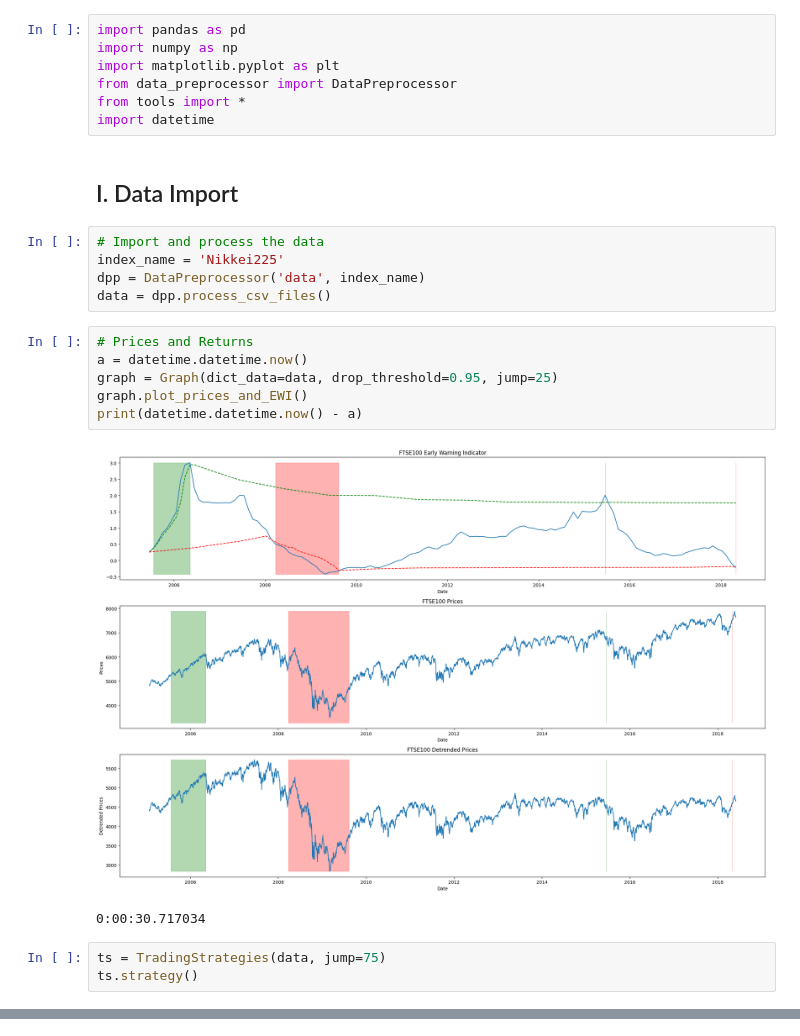
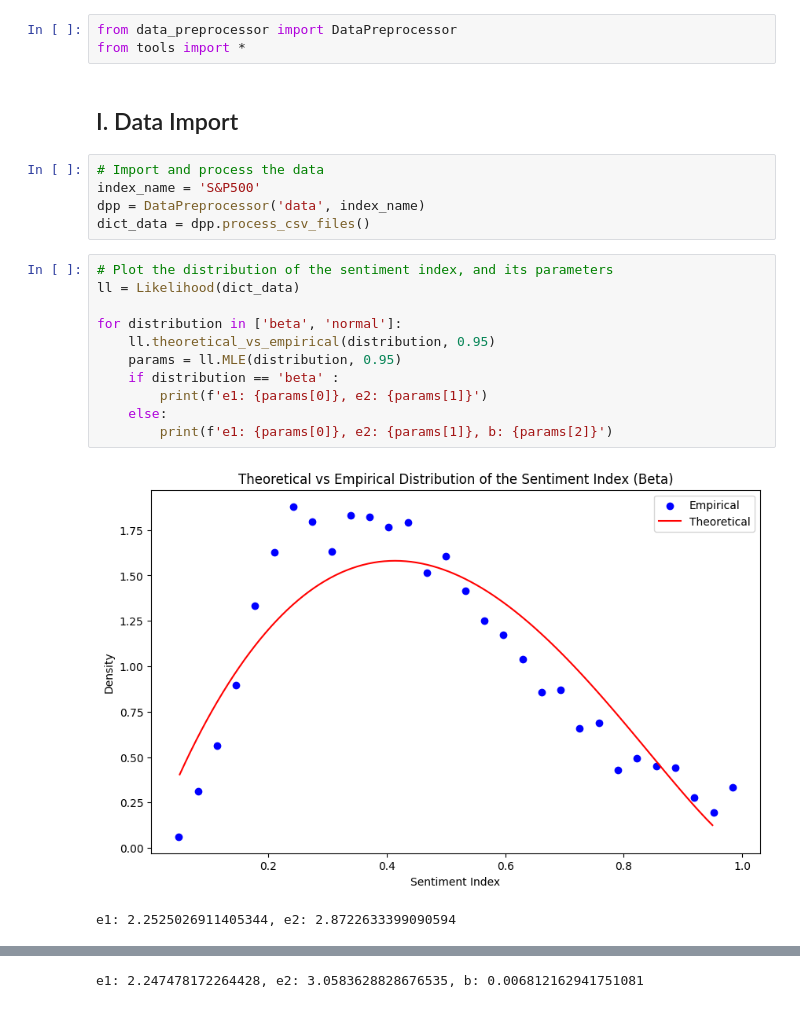
Before and after one commit to yannmerakeb/ABM-Early-Warning-Indicator, a Jupyter notebook: notebook.ipynb, the cells around one changed output, grey strips where cells are left out. Drawn from its saved outputs; the diff is of its cells as text.

```diff
--- a/notebook.ipynb
+++ b/notebook.ipynb
@@ -1,26 +1,24 @@
 # %%
-import pandas as pd
-import numpy as np
-import matplotlib.pyplot as plt
 from data_preprocessor import DataPreprocessor
 from tools import *
-import datetime
 # %% [markdown]
 ## I. Data Import
 # %%
 # Import and process the data
-index_name = 'Nikkei225'
+index_name = 'S&P500'
 dpp = DataPreprocessor('data', index_name)
-data = dpp.process_csv_files()
+dict_data = dpp.process_csv_files()
-# %%
-# Prices and Returns
-a = datetime.datetime.now()
-graph = Graph(dict_data=data, drop_threshold=0.95, jump=25)
-graph.plot_prices_and_EWI()
-print(datetime.datetime.now() - a)
-# %% [output]
-[figure, removed]
-0:00:30.717034
 # %%
-ts = TradingStrategies(data, jump=75)
-ts.strategy()
+# Plot the distribution of the sentiment index, and its parameters
+ll = Likelihood(dict_data)
+
+for distribution in ['beta', 'normal']:
+    ll.theoretical_vs_empirical(distribution, 0.95)
+    params = ll.MLE(distribution, 0.95)
+    if distribution == 'beta' :
+        print(f'e1: {params[0]}, e2: {params[1]}')
+    else:
+        print(f'e1: {params[0]}, e2: {params[1]}, b: {params[2]}')
+# %% [output]
+[figure, added]
+e1: 2.2525026911405344, e2: 2.8722633399090594
@@ -26,0 +26 @@ ts.strategy()
+e1: 2.247478172264428, e2: 3.0583628828676535, b: 0.006812162941751081
```
Also changed, not shown: parts of 2 cells of this notebook, 3 other files.
